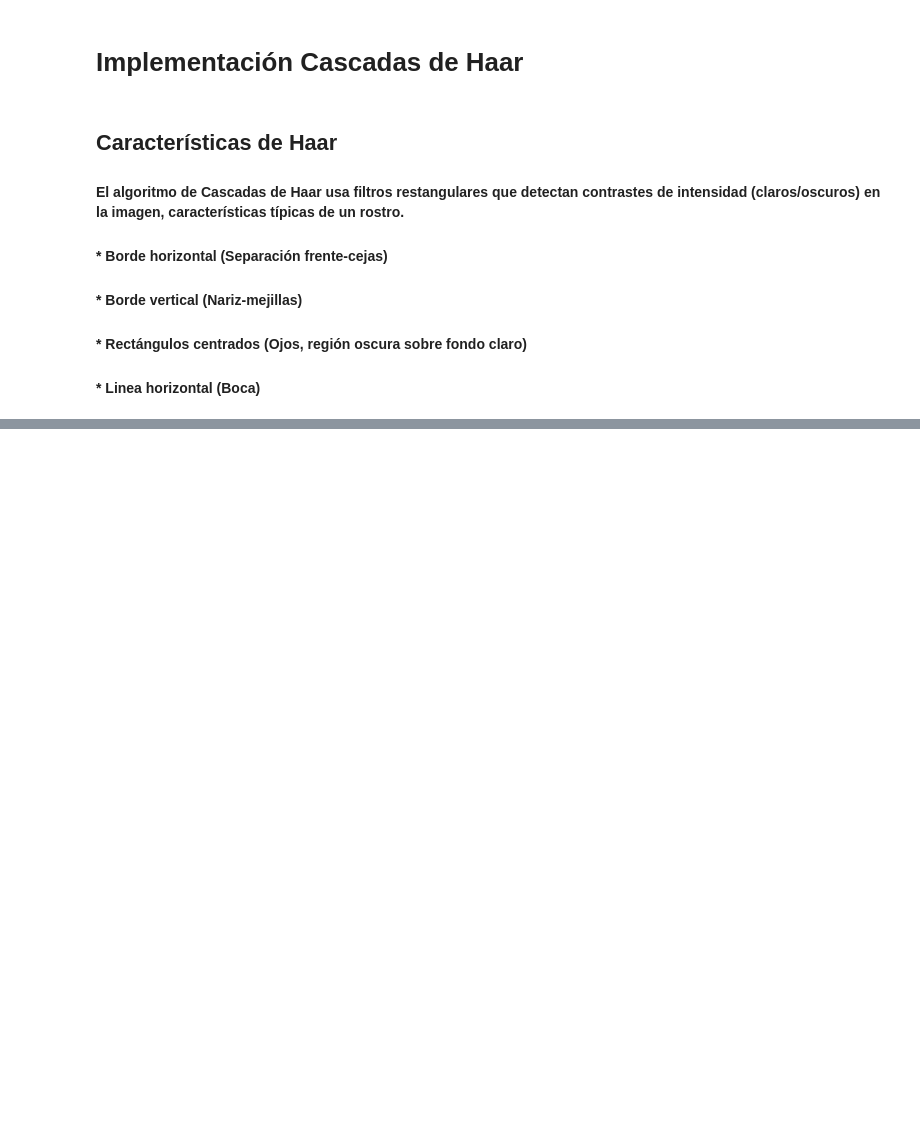
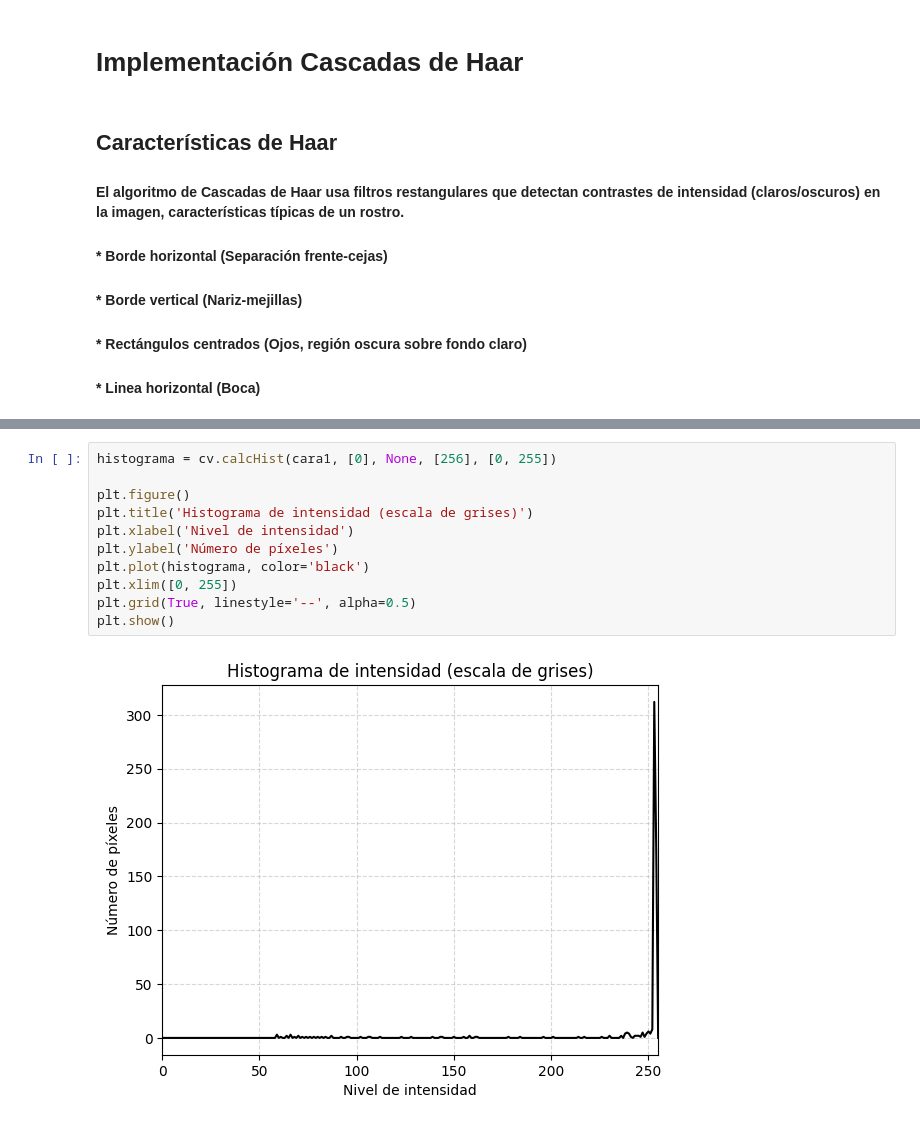
Before and after one commit to pabcannav/proyectoPID, a Jupyter notebook: cascadas_propias/cascadas.ipynb, the cells around one changed output, grey strips where cells are left out. Cells and saved outputs as stored; diff of their text form; blank space fills up the shorter version.

```diff
--- a/cascadas_propias/cascadas.ipynb
+++ b/cascadas_propias/cascadas.ipynb
@@ -11,0 +21,13 @@ import cv2 as cv
+# %%
+histograma = cv.calcHist(cara1, [0], None, [256], [0, 255])
+
+plt.figure()
+plt.title('Histograma de intensidad (escala de grises)')
+plt.xlabel('Nivel de intensidad')
+plt.ylabel('Número de píxeles')
+plt.plot(histograma, color='black')
+plt.xlim([0, 255])
+plt.grid(True, linestyle='--', alpha=0.5)
+plt.show()
+# %% [output]
+[figure, added]
```
Also changed, not shown: parts of 3 cells of this notebook.
